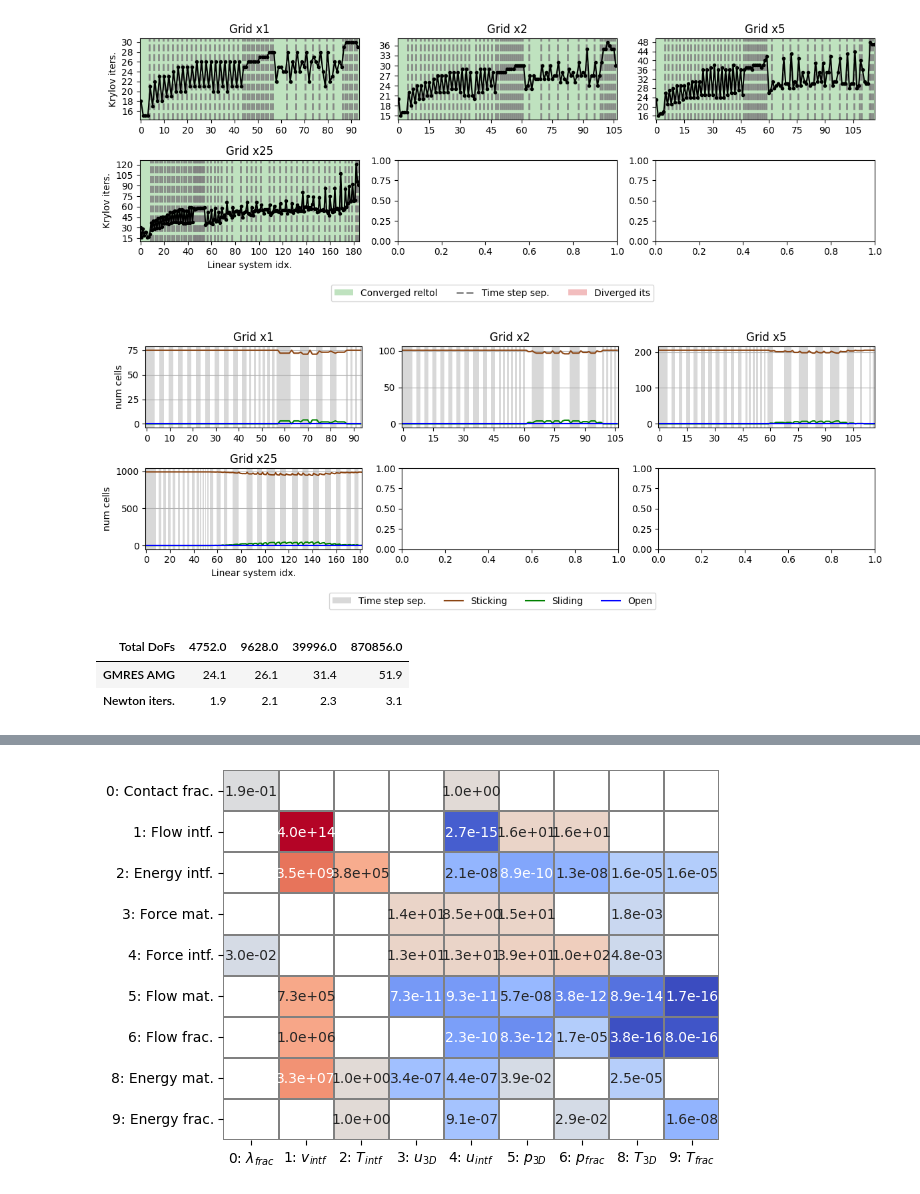
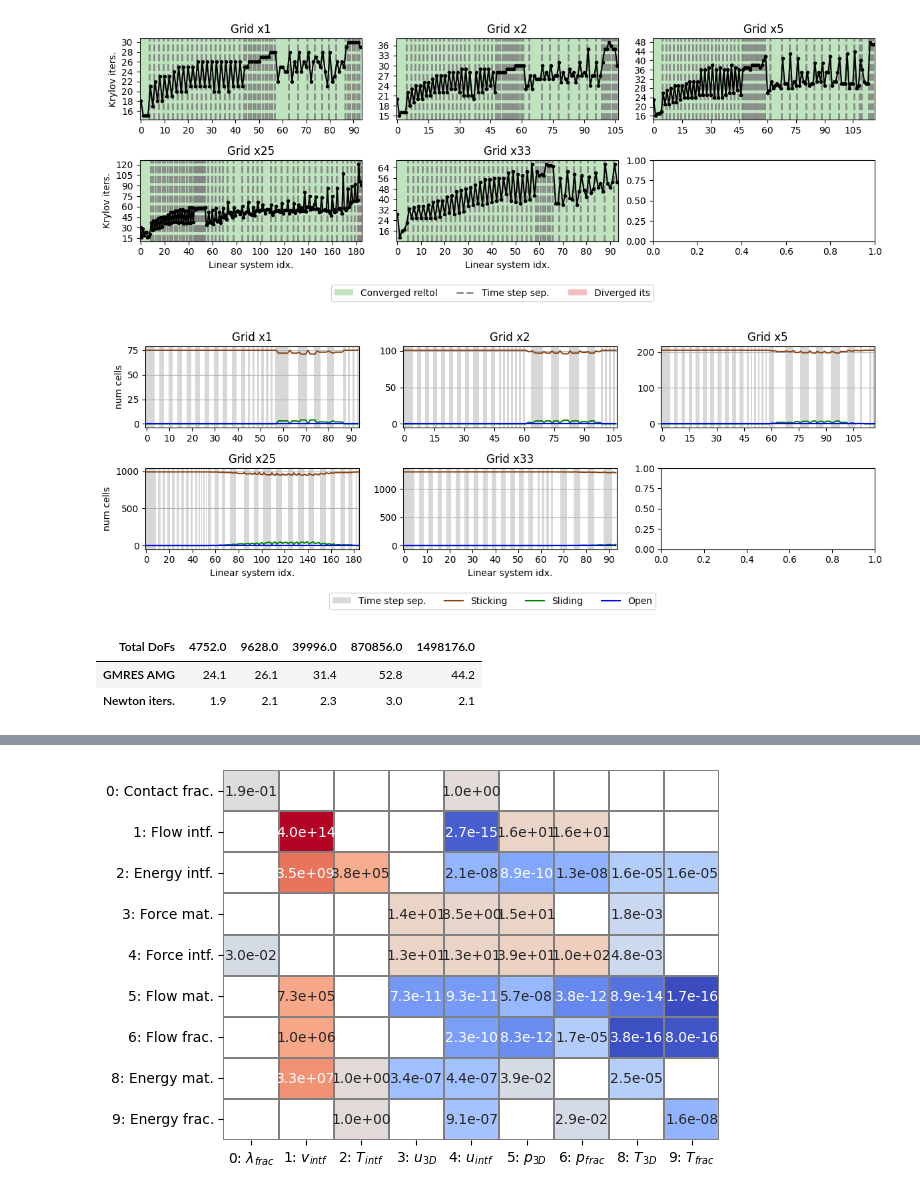
Before and after one commit to pmgbergen/FTHM-Solver, a Jupyter notebook: thermal/experiment_thermal_4_results.ipynb, the cells around one changed output, grey strips where cells are left out. Cells and saved outputs as stored; diff of their text form; code cells hidden in the pictures.

```diff
--- a/thermal/experiment_thermal_4_results.ipynb
+++ b/thermal/experiment_thermal_4_results.ipynb
@@ -10,36 +10,36 @@ grids = [
     2,
     5,
     25,
-    # 33,
+    33,
     # 40,
 ]
 
 data = {}
 names = {}
 for i, g in enumerate(grids):
     data[i] = load_data(f"../stats/stats_thermal_geo4h_steadyx{g}_sol3.json")
     names[i] = f"Grid x{g}"
 
 
 shape = [2, 3]
 figsize = (12, 4)
 
 
 def render_element(entry: list[TimeStepStats]):
     color_converged_reason(entry)
     # color_sticking_sliding_open(entry)
 
     color_time_steps(entry, fill=False, legend=True)
     plt.gca().grid(False)
     set_integer_ticks("vertical")
     plt.plot(get_gmres_iterations(entry), marker=".", color="black")
 
 
 plot_grid(
     data, render_element, shape=shape, figsize=figsize, legend=True, ax_titles=names
 )
 # %% [output]
-[figure, old version]
+[figure, new version]
 # %%
 def render_element(i: int, entry: Sequence[TimeStepStats]):
     st, sl, op = get_num_sticking_sliding_open(entry)
@@ -64,7 +64,7 @@ plot_grid(
 )
 # plt.savefig(save_path + 'fracture_length.pdf', bbox_inches='tight')
 # %% [output]
-[figure, old version]
+[figure, new version]
 # %%
 from collections import defaultdict
 import pandas as pd
@@ -97,9 +97,9 @@ table = table[1:]
 table.columns.name = 'Total DoFs'
 table
 # %% [output]
-| Total DoFs | 4752.0 | 9628.0 | 39996.0 | 870856.0 |
-| GMRES AMG | 24.1 | 26.1 | 31.4 | 51.9 |
-| Newton iters. | 1.9 | 2.1 | 2.3 | 3.1 |
+| Total DoFs | 4752.0 | 9628.0 | 39996.0 | 870856.0 | 1498176.0 |
+| GMRES AMG | 24.1 | 26.1 | 31.4 | 52.8 | 44.2 |
+| Newton iters. | 1.9 | 2.1 | 2.3 | 3.0 | 2.1 |
 # %%
 from itertools import product
 import numpy as np
```
Also changed, not shown: parts of 1 cell of this notebook, 3 other files.
